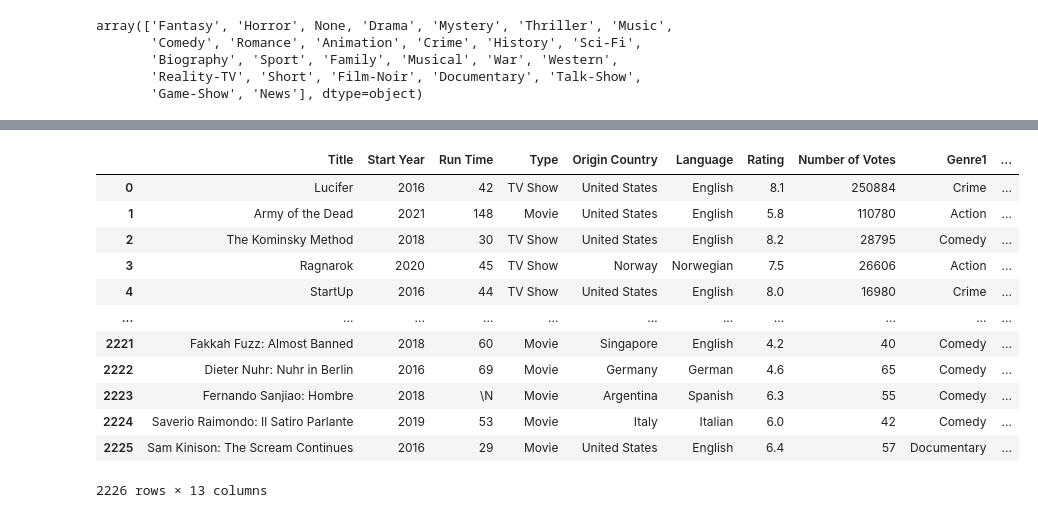
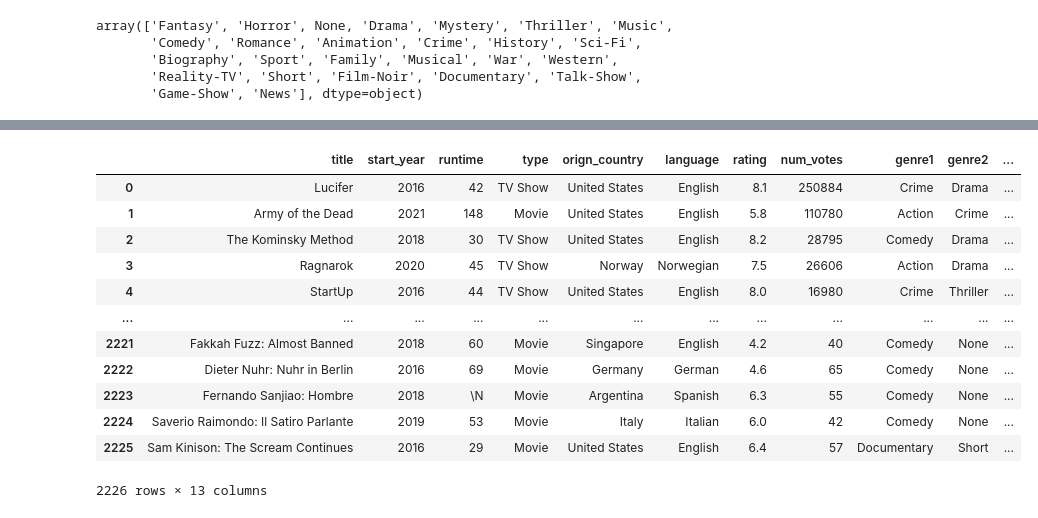
Before and after one commit to melisavacca/Netflix_Team_1, a Jupyter notebook: data_cleaning.ipynb, the cells around one changed output, grey strips where cells are left out. Drawn from its saved outputs; the diff is of its cells as text; code cells hidden in the pictures.

```diff
--- a/data_cleaning.ipynb
+++ b/data_cleaning.ipynb
@@ -438,6 +438,6 @@ netflix2_df_dropped[netflix2_df_dropped['date_added'].isnull()]
 | 8182 | TV Show | The Adventures of Figaro Pho | Australia | NaN | 2015 | TV-Y7 | 2 Seasons |
 # %%
 #Rename rating column
-netflix2_df_rename = netflix2_df_dropped.rename(columns={"rating": "Movie Rating"})
+netflix2_df_rename = netflix2_df_dropped.rename(columns={"rating": "movie_rating"})
 netflix2_df_rename
 # %% [output]
@@ -456,6 +456,6 @@ netflix2_df_rename
 8807 rows × 7 columns
 # %%
 #Drop rows with missing data
-netflix2_df_dropped_data = netflix2_df_rename.dropna(subset=['country','date_added','Movie Rating','duration'])
+netflix2_df_dropped_data = netflix2_df_rename.dropna(subset=['country','date_added','movie_rating','duration'])
 netflix2_df_dropped_data
 # %% [output]
@@ -486,7 +486,7 @@ print(all_releases)
 {'TV-MA': 2929, 'TV-14': 1927, 'R': 788, 'TV-PG': 771, 'PG-13': 482, 'PG': 281, 'TV-Y7': 235, 'TV-Y': 227, 'TV-G': 190, 'NR': 79, 'G': 41, 'TV-Y7-FV': 5, 'UR': 3, 'NC-17': 3}
 # %%
 #Set up rating replacement dictionary
-replace_rating = {"Movie Rating": {"TV-MA": "adult",
+replace_rating = {"movie_rating": {"TV-MA": "adult",
                         "TV-14": "teen",
                         "R": "adult",
                         "TV-PG": "children",
@@ -651,14 +711,12 @@ array(['Fantasy', 'Horror', None, 'Drama', 'Mystery', 'Thriller', 'Music',
        'Game-Show', 'News'], dtype=object)
 # %%
 #Rename columns for N1 for formatting
-netflix1_df_renamed = netflix1_df_clean.rename(columns={"title": "Title",
-                                                        "startYear": "Start Year",
-                                                       "runtime": "Run Time",
-                                                       "type": "Type",
-                                                       "orign_country": "Origin Country",
-                                                       "language": "Language",
-                                                       "rating": "Rating",
-                                                       "numVotes": "Number of Votes",
+netflix1_df_renamed = netflix1_df_clean.rename(columns={
+                                                        "startYear": "start_year",
+                                                       "numVotes": "num_votes",
+                                                       "Genre1" : "genre1",
+                                                        "Genre2": "genre2",
+                                                        "Genre3":"genre3"
                                                        })
 netflix1_df_renamed
 # %% [output]
@@ -705,20 +742,20 @@ netflix2_df_renamed.to_csv('../Netflix_Team_1/Resources/netflix2clean.csv', inde
 # %%
 #Create merged dataframe
-joined_df = pd.merge(netflix1_df_renamed, netflix2_df_renamed, how='inner', left_on=['Title', 'Type'], right_on=['Title','Type'])
+joined_df = pd.merge(netflix1_df_renamed, netflix2_df_dropped_2, how='inner', left_on=['title', 'type'], right_on=['title','type'])
 joined_df
 # %% [output]
-|  | Title | Start Year | Run Time | Type | Origin Country | Language | Rating | Number of Votes | Genre1 | ... |
-| 0 | Lucifer | 2016 | 42 | TV Show | United States | English | 8.1 | 250884 | Crime | ... |
-| 1 | Army of the Dead | 2021 | 148 | Movie | United States | English | 5.8 | 110780 | Action | ... |
-| 2 | The Kominsky Method | 2018 | 30 | TV Show | United States | English | 8.2 | 28795 | Comedy | ... |
-| 3 | Ragnarok | 2020 | 45 | TV Show | Norway | Norwegian | 7.5 | 26606 | Action | ... |
-| 4 | StartUp | 2016 | 44 | TV Show | United States | English | 8.0 | 16980 | Crime | ... |
-| ... | ... | ... | ... | ... | ... | ... | ... | ... | ... | ... |
-| 2221 | Fakkah Fuzz: Almost Banned | 2018 | 60 | Movie | Singapore | English | 4.2 | 40 | Comedy | ... |
-| 2222 | Dieter Nuhr: Nuhr in Berlin | 2016 | 69 | Movie | Germany | German | 4.6 | 65 | Comedy | ... |
-| 2223 | Fernando Sanjiao: Hombre | 2018 | \N | Movie | Argentina | Spanish | 6.3 | 55 | Comedy | ... |
-| 2224 | Saverio Raimondo: Il Satiro Parlante | 2019 | 53 | Movie | Italy | Italian | 6.0 | 42 | Comedy | ... |
-| 2225 | Sam Kinison: The Scream Continues | 2016 | 29 | Movie | United States | English | 6.4 | 57 | Documentary | ... |
+|  | title | start_year | runtime | type | orign_country | language | rating | num_votes | genre1 | genre2 | ... |
+| 0 | Lucifer | 2016 | 42 | TV Show | United States | English | 8.1 | 250884 | Crime | Drama | ... |
+| 1 | Army of the Dead | 2021 | 148 | Movie | United States | English | 5.8 | 110780 | Action | Crime | ... |
+| 2 | The Kominsky Method | 2018 | 30 | TV Show | United States | English | 8.2 | 28795 | Comedy | Drama | ... |
+| 3 | Ragnarok | 2020 | 45 | TV Show | Norway | Norwegian | 7.5 | 26606 | Action | Drama | ... |
+| 4 | StartUp | 2016 | 44 | TV Show | United States | English | 8.0 | 16980 | Crime | Thriller | ... |
+| ... | ... | ... | ... | ... | ... | ... | ... | ... | ... | ... | ... |
+| 2221 | Fakkah Fuzz: Almost Banned | 2018 | 60 | Movie | Singapore | English | 4.2 | 40 | Comedy | None | ... |
+| 2222 | Dieter Nuhr: Nuhr in Berlin | 2016 | 69 | Movie | Germany | German | 4.6 | 65 | Comedy | None | ... |
+| 2223 | Fernando Sanjiao: Hombre | 2018 | \N | Movie | Argentina | Spanish | 6.3 | 55 | Comedy | None | ... |
+| 2224 | Saverio Raimondo: Il Satiro Parlante | 2019 | 53 | Movie | Italy | Italian | 6.0 | 42 | Comedy | None | ... |
+| 2225 | Sam Kinison: The Scream Continues | 2016 | 29 | Movie | United States | English | 6.4 | 57 | Documentary | Short | ... |
 2226 rows × 13 columns
 # %%
 # Export merged to CSV file
```
Also changed, not shown: parts of 22 cells of this notebook.
